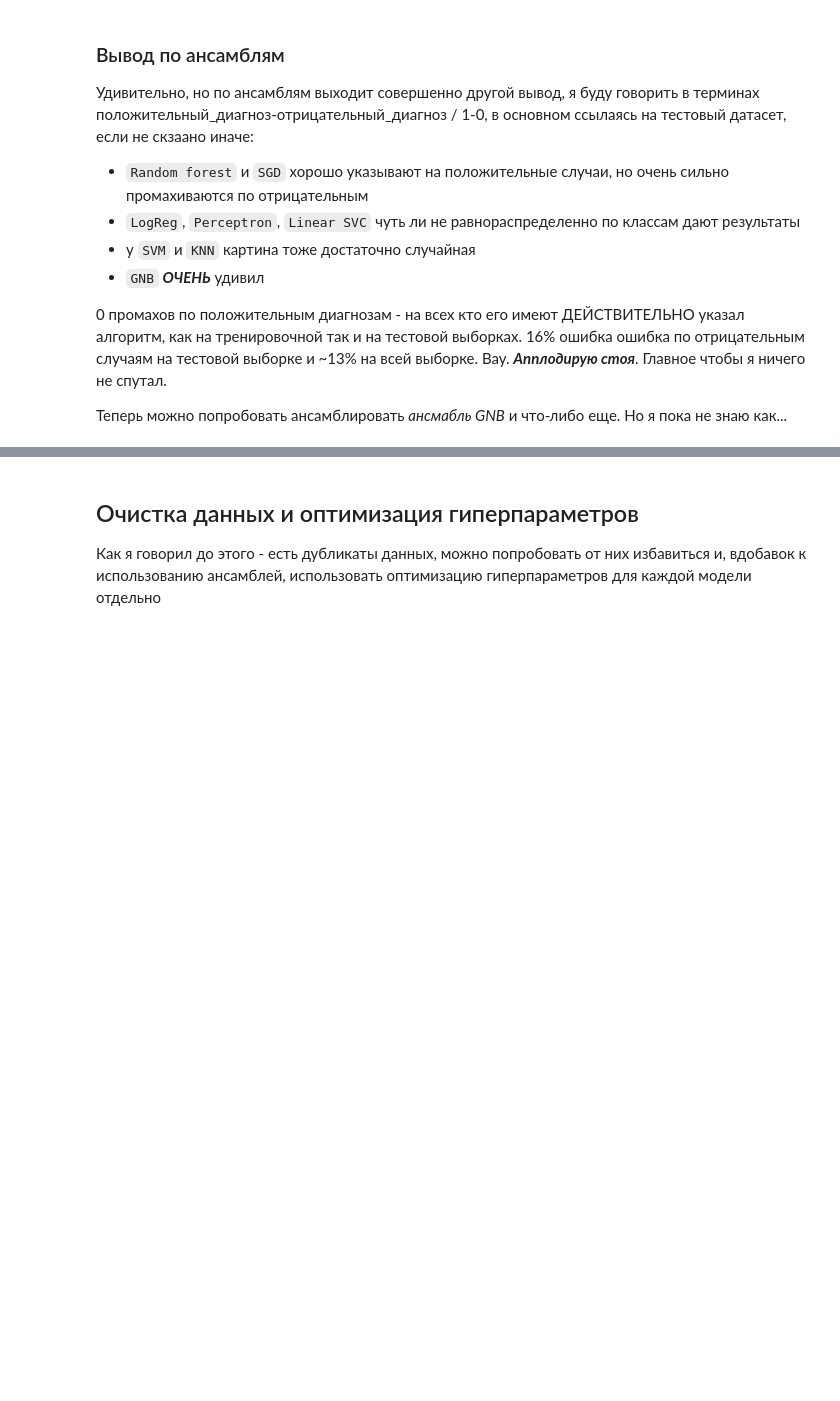
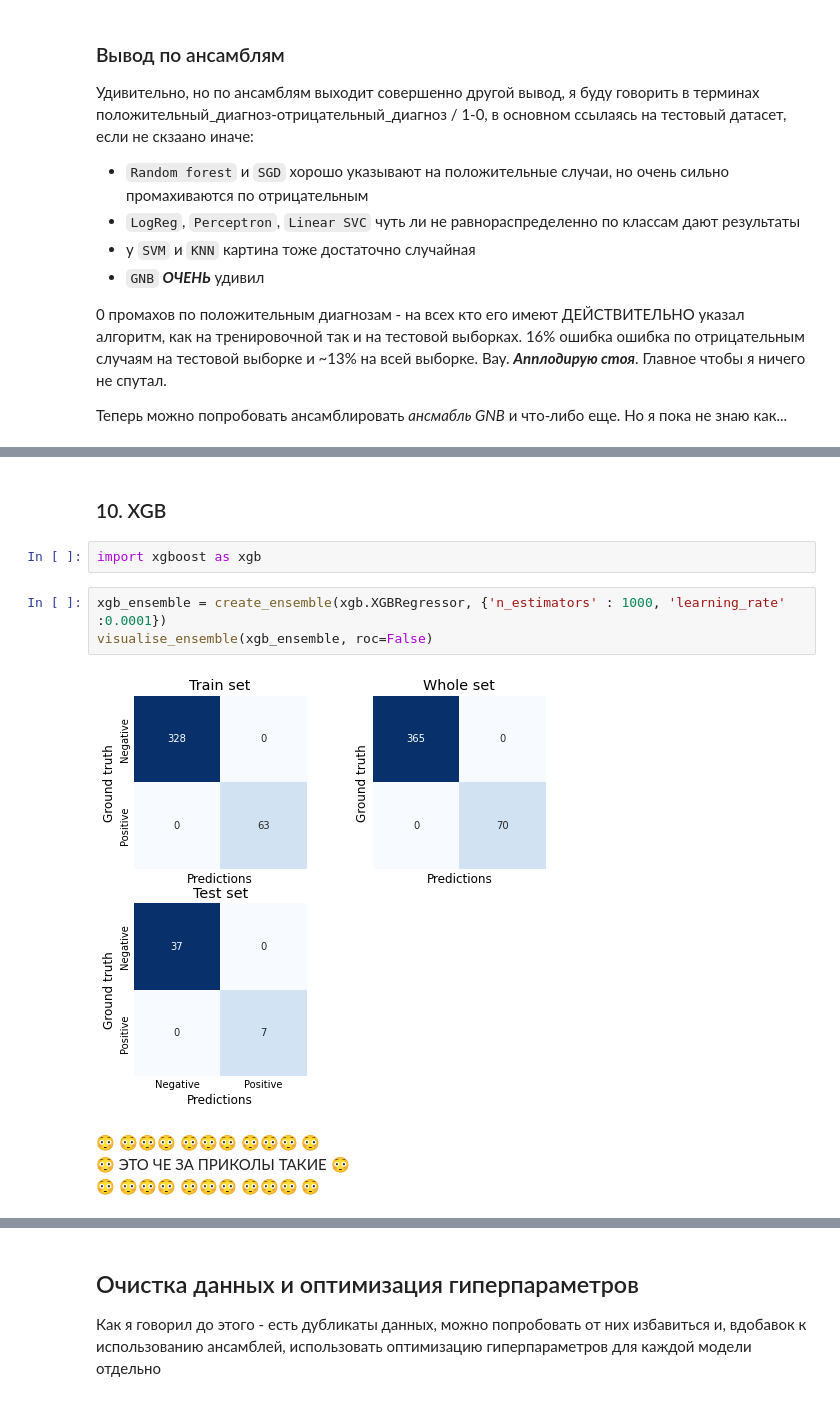
Before and after one commit to EmpyEmpt/Anemia-modeling, a Jupyter notebook: modeling.ipynb, the cells around one changed output, grey strips where cells are left out. Drawn from its saved outputs; the diff is of its cells as text; blank space fills up the shorter version.

```diff
--- a/modeling.ipynb
+++ b/modeling.ipynb
@@ -652,0 +684,13 @@ visualise_ensemble(sgd_ensemble, roc = False)
+# %% [markdown]
+### 10. XGB
+# %%
+import xgboost as xgb
+# %%
+xgb_ensemble = create_ensemble(xgb.XGBRegressor, {'n_estimators' : 1000, 'learning_rate' :0.0001})
+visualise_ensemble(xgb_ensemble, roc=False)
+# %% [output]
+[figure, added]
+# %% [markdown]
+😳 😳😳😳 😳😳😳 😳😳😳 😳
+😳 ЭТО ЧЕ ЗА ПРИКОЛЫ ТАКИЕ 😳
+😳 😳😳😳 😳😳😳 😳😳😳 😳
```
Also changed, not shown: parts of 28 cells of this notebook.
